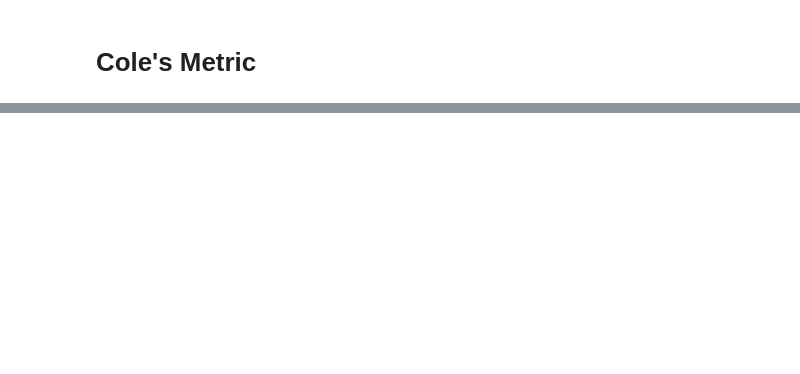
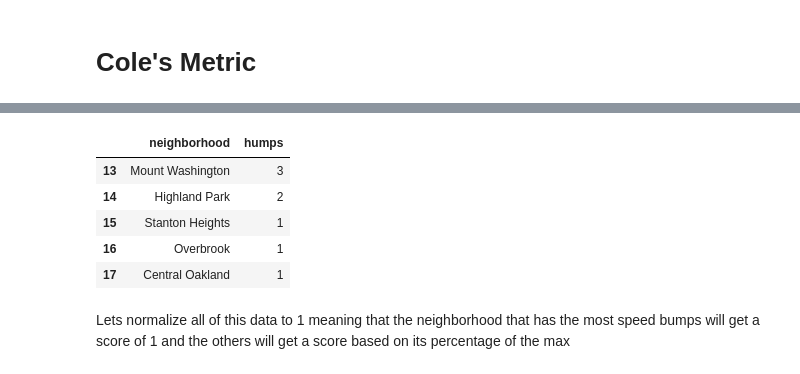
Before and after one commit to drewlp22/cmpinf0010-final, a Jupyter notebook: cole-notebook.ipynb, the cells around one changed output, grey strips where cells are left out. Cells and saved outputs as stored; diff of their text form; code cells hidden in the pictures; blank space fills up the shorter version.

```diff
--- a/cole-notebook.ipynb
+++ b/cole-notebook.ipynb
@@ -62,3 +77,14 @@ humps_data.head(10)
+# %%
+humps_data.tail(5)
+# %% [output]
+|  | neighborhood | humps |
+| 13 | Mount Washington | 3 |
+| 14 | Highland Park | 2 |
+| 15 | Stanton Heights | 1 |
+| 16 | Overbrook | 1 |
+| 17 | Central Oakland | 1 |
+# %% [markdown]
+Lets normalize all of this data to 1 meaning that the neighborhood that has the most speed bumps will get a score of 1 and the others will get a score based on its percentage of the max
 # %%
 humps_data_normal = pd.DataFrame({"neighborhood" : humps_per_hood.axes[0], "humps" : humps_per_hood.values/hmax})
 humps_data_normal.head(10)
```
Also changed, not shown: parts of 15 cells of this notebook.
